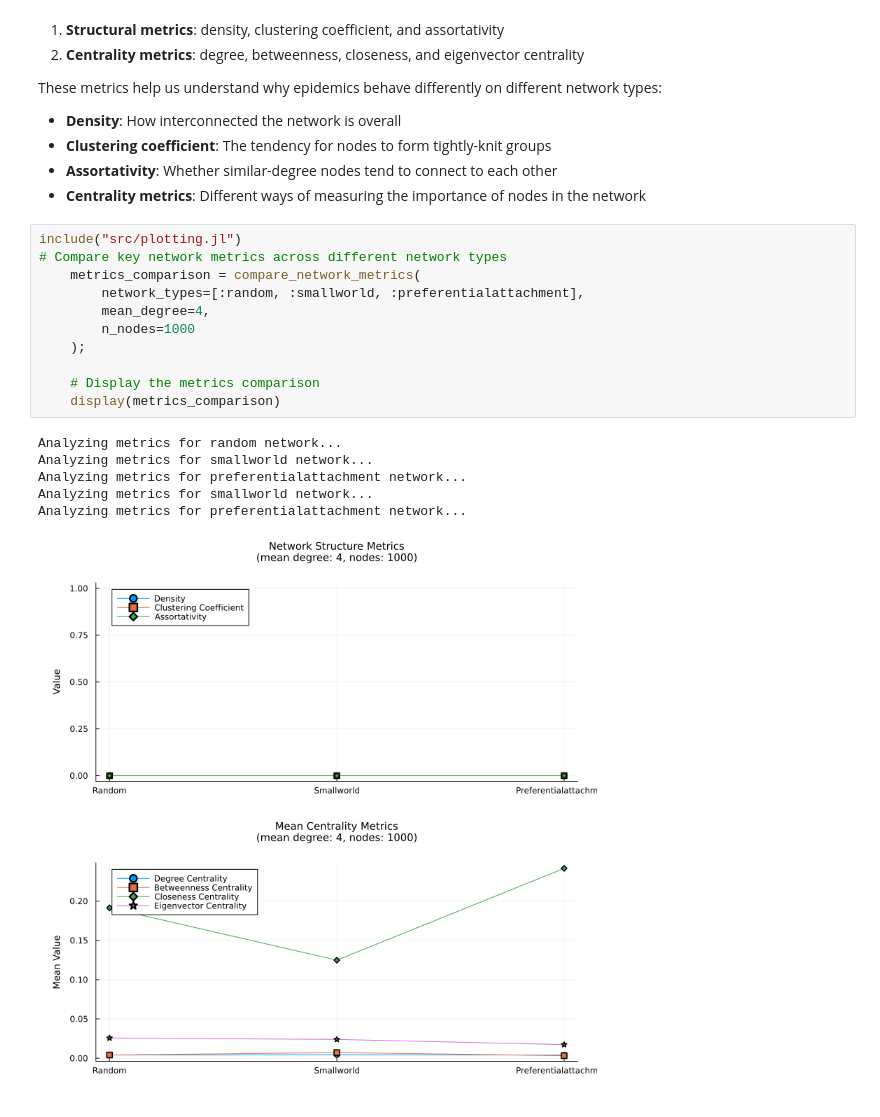
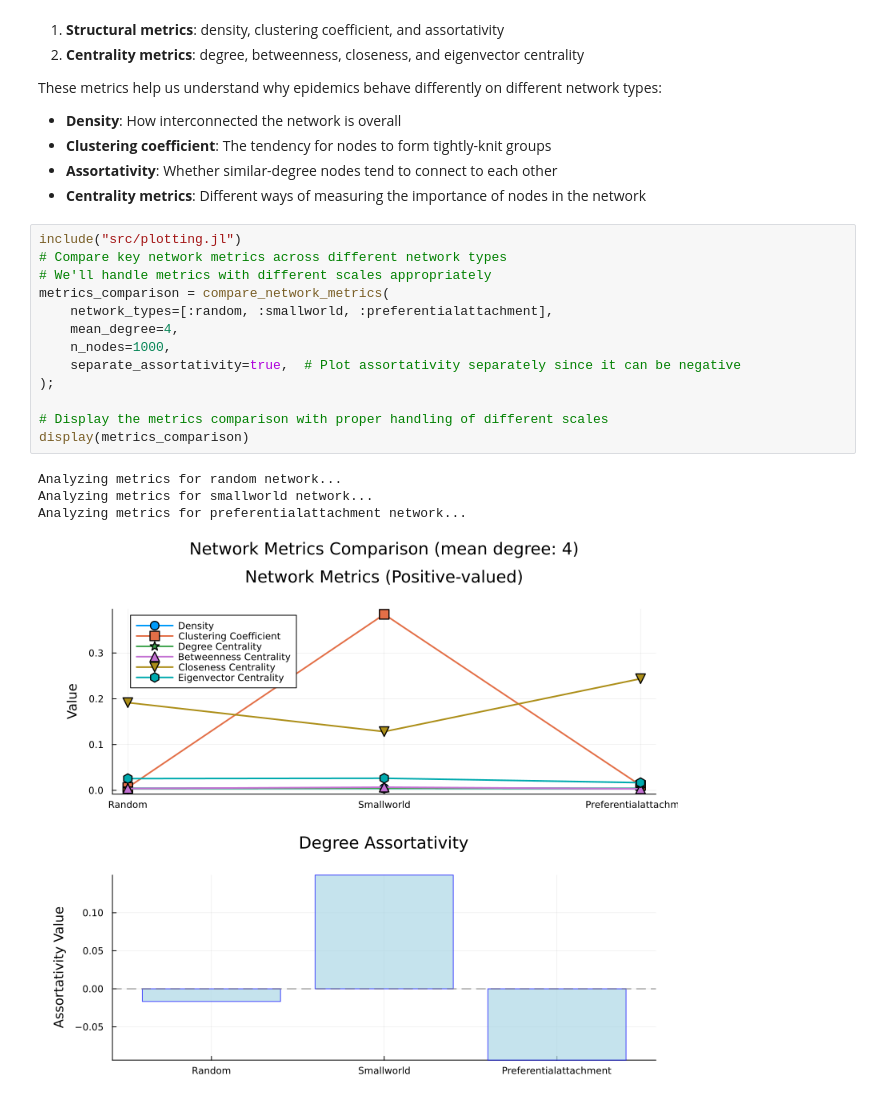
Before and after one commit to lstell21/espidam-tutorial-2025, a Jupyter notebook: Part1.ipynb, the cells around one changed output. Saved outputs shown, nothing was run; the diff lists cells and outputs as text.

```diff
--- a/Part1.ipynb
+++ b/Part1.ipynb
@@ -288,18 +285,18 @@ These metrics help us understand why epidemics behave differently on different n
 # %%
 include("src/plotting.jl")
 # Compare key network metrics across different network types
-    metrics_comparison = compare_network_metrics(
-        network_types=[:random, :smallworld, :preferentialattachment],
-        mean_degree=4,
-        n_nodes=1000
-    );
+# We'll handle metrics with different scales appropriately
+metrics_comparison = compare_network_metrics(
+    network_types=[:random, :smallworld, :preferentialattachment],
+    mean_degree=4,
+    n_nodes=1000,
+    separate_assortativity=true,  # Plot assortativity separately since it can be negative
+);
 
-    # Display the metrics comparison
-    display(metrics_comparison)
+# Display the metrics comparison with proper handling of different scales
+display(metrics_comparison)
 # %% [output]
 Analyzing metrics for random network...
 Analyzing metrics for smallworld network...
 Analyzing metrics for preferentialattachment network...
-Analyzing metrics for smallworld network...
-Analyzing metrics for preferentialattachment network...
-[figure, old version]
+[figure, new version]
```
Also changed, not shown: parts of 6 cells of this notebook, 1 other file.
